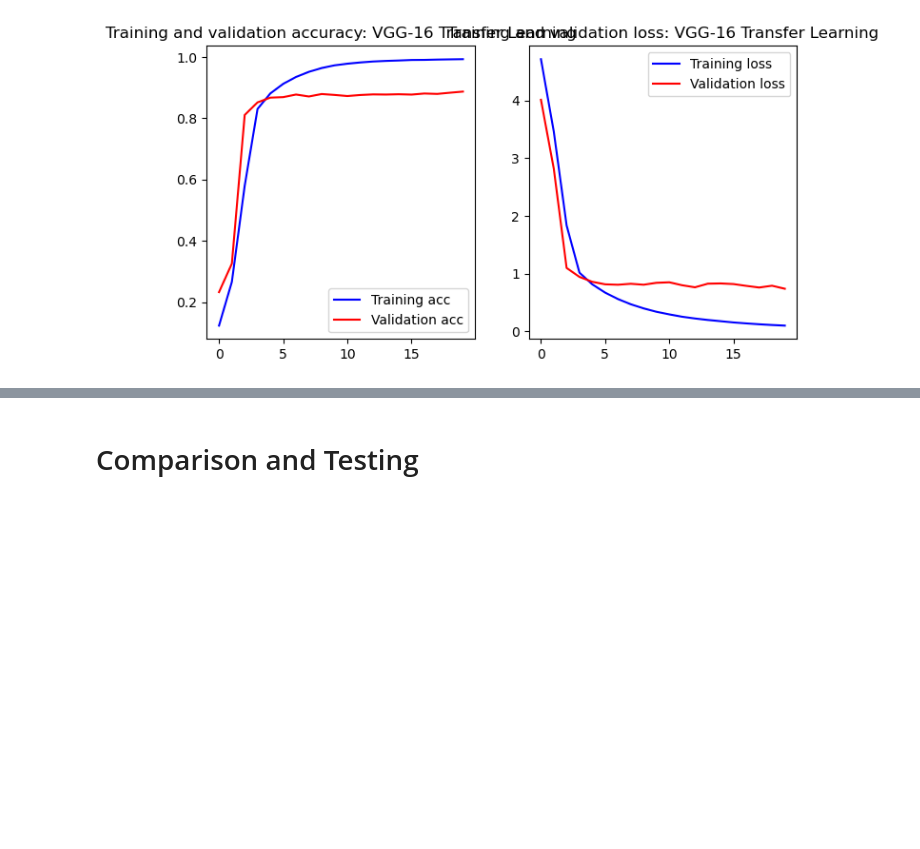
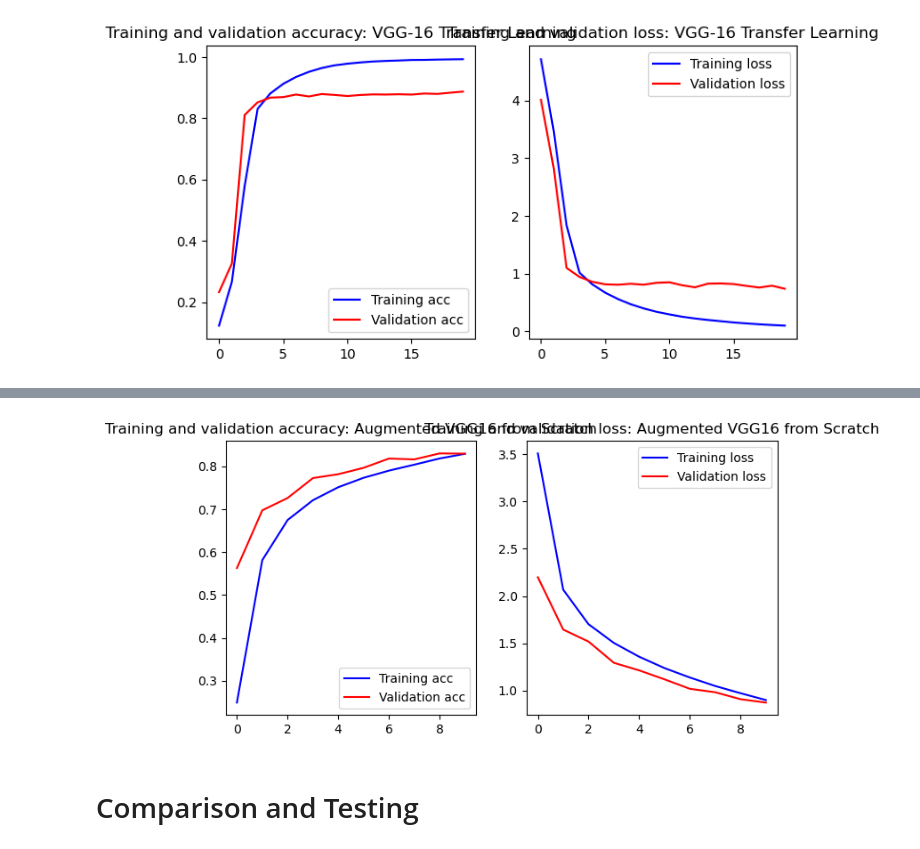
Before and after one commit to Owen-kc/GUI-Project-2, a Jupyter notebook: code.ipynb, the cells around one changed output, grey strips where cells are left out. Saved outputs shown, nothing was run; the diff lists cells and outputs as text; code cells hidden in the pictures; blank space fills up the shorter version.

```diff
--- a/code.ipynb
+++ b/code.ipynb
@@ -241,0 +705,97 @@ Transfer Learning Model Test Accuracy: 0.88
+# %%
+from tensorflow.keras.applications import VGG16
+from tensorflow.keras import layers, models, callbacks
+import matplotlib.pyplot as plt
+
+# Data augmentation layer
+data_augmentation = models.Sequential([
+    layers.RandomFlip("horizontal_and_vertical"),
+    layers.RandomRotation(0.2),
+    layers.RandomZoom(0.1)
+])
+
+# Function to build a VGG16 transfer learning model with data augmentation
+def build_augmented_vgg16_model(input_shape, num_classes):
+    base_model = VGG16(
+        weights='imagenet',
+        input_shape=input_shape,
+        include_top=False
+    )
+    for layer in base_model.layers[:-8]:
+        layer.trainable = False
+    for layer in base_model.layers[-8:]:
+        layer.trainable = True
+
+    model = models.Sequential([
+        data_augmentation,
+        layers.Rescaling(1./255, input_shape=input_shape),
+        base_model,
+        layers.Flatten(),
+        layers.Dense(1024, activation='relu', kernel_regularizer=tf.keras.regularizers.l2(0.001)),
+        layers.Dropout(0.5),
+        layers.Dense(512, activation='relu', kernel_regularizer=tf.keras.regularizers.l2(0.001)),
+        layers.Dropout(0.5),
+        layers.Dense(num_classes, activation='softmax', dtype='float32')  # Explicitly set dtype
+    ])
+    model.compile(optimizer=tf.keras.optimizers.Adam(learning_rate=0.00001),
+                  loss='sparse_categorical_crossentropy',
+                  metrics=['accuracy'])
+    return model
+
+# Early Stopping and Reduce Learning Rate on Plateau
+early_stopping = callbacks.EarlyStopping(
+    monitor='val_loss',
+    patience=5,
+    restore_best_weights=True
+)
+
+reduce_lr = callbacks.ReduceLROnPlateau(
+    monitor='val_loss',
+    factor=0.1,
+    patience=3,
+    min_lr=1e-6
+)
+
+# Train and evaluate the augmented VGG16 model
+input_shape_augmented = (64, 64, 3)
+
+model_augmented_vgg16 = build_augmented_vgg16_model(input_shape_augmented, num_classes)
+history_augmented_vgg16 = model_augmented_vgg16.fit(
+    train_ds,
+    validation_data=val_ds,
+    epochs=10,
+    batch_size=batch_size,
+    callbacks=[early_stopping, reduce_lr]
+)
+
+# Evaluate on test set
+test_loss, test_acc = model_augmented_vgg16.evaluate(test_ds)
+print(f"Augmented VGG16 Model Test Accuracy: {test_acc:.2f}")
+
+# Function to visualize training history
+def plot_history(history, title):
+    acc = history.history['accuracy']
+    val_acc = history.history['val_accuracy']
+    loss = history.history['loss']
+    val_loss = history.history['val_loss']
+
+    epochs = range(len(acc))
+
+    plt.figure(figsize=(8, 4))
+    plt.subplot(1, 2, 1)
+    plt.plot(epochs, acc, 'b', label='Training acc')
+    plt.plot(epochs, val_acc, 'r', label='Validation acc')
+    plt.title(f"Training and validation accuracy: {title}")
+    plt.legend()
+
+    plt.subplot(1, 2, 2)
+    plt.plot(epochs, loss, 'b', label='Training loss')
+    plt.plot(epochs, val_loss, 'r', label='Validation loss')
+    plt.title(f"Training and validation loss: {title}")
+    plt.legend()
+
+    plt.show()
+
+# Plot training history
+plot_history(history_augmented_vgg16, "Augmented VGG16 from Scratch")
+# %% [output]
@@ -242,2 +819,3 @@ Transfer Learning Model Test Accuracy: 0.88
+[figure, added]
 # %% [markdown]
 # Comparison and Testing
```
Also changed, not shown: parts of 18 cells of this notebook.
